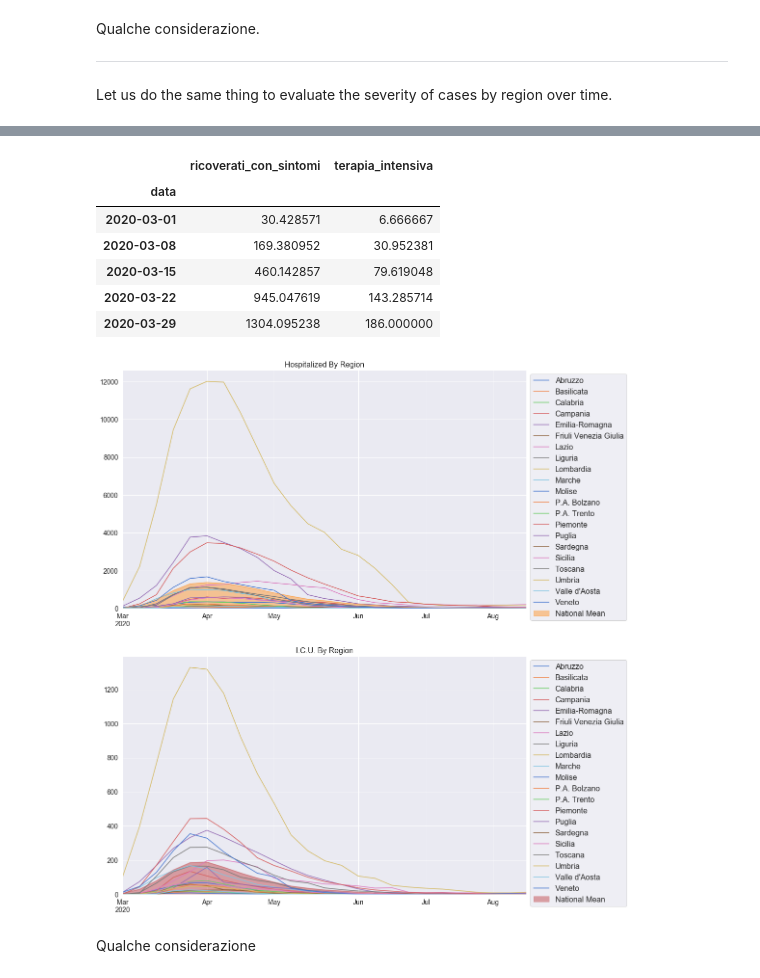
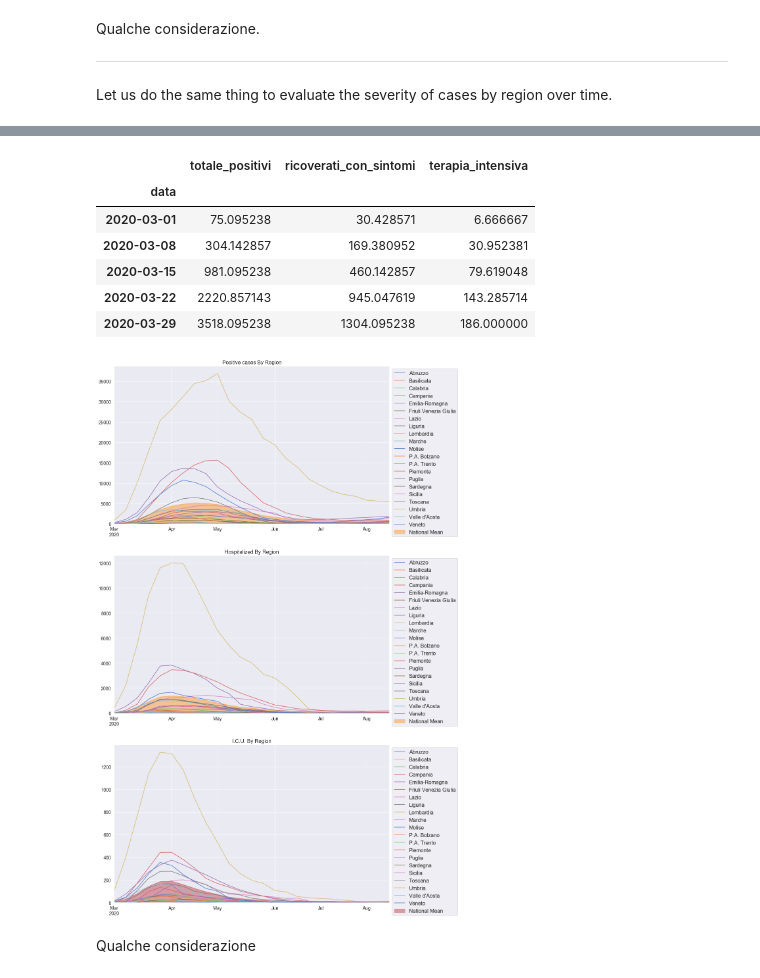
Before and after one commit to JacopoBartoli/agm_algorithms, a Jupyter notebook: Bartoli-Ravagli.ipynb, the cells around one changed output, grey strips where cells are left out. Cells and saved outputs as stored; diff of their text form; code cells hidden in the pictures.

```diff
--- a/Bartoli-Ravagli.ipynb
+++ b/Bartoli-Ravagli.ipynb
@@ -543,6 +543,6 @@ Qualche considerazione.
 
 Let us do the same thing to evaluate the severity of cases by region over time.
 # %%
-df_severity_by_reg = df_reg[["ricoverati_con_sintomi", "terapia_intensiva"]].unstack().asfreq("W")
+df_severity_by_reg = df_reg[["totale_positivi", "ricoverati_con_sintomi", "terapia_intensiva"]].unstack().asfreq("W")
 df_severity_by_reg.head()
 # %% [output]
@@ -558,40 +558,51 @@ df_severity_by_reg.head()
 # %%
-df_national_mean = df_reg[["ricoverati_con_sintomi", "terapia_intensiva"]].mean(level="data").asfreq("W")
+df_national_mean = df_reg[["totale_positivi", "ricoverati_con_sintomi", "terapia_intensiva"]].mean(level="data").asfreq("W")
 df_national_mean.head()
 # %% [output]
-|  | ricoverati_con_sintomi | terapia_intensiva |
-| data |  |  |
-| 2020-03-01 | 30.428571 | 6.666667 |
-| 2020-03-08 | 169.380952 | 30.952381 |
-| 2020-03-15 | 460.142857 | 79.619048 |
-| 2020-03-22 | 945.047619 | 143.285714 |
-| 2020-03-29 | 1304.095238 | 186.000000 |
+|  | totale_positivi | ricoverati_con_sintomi | terapia_intensiva |
+| data |  |  |  |
+| 2020-03-01 | 75.095238 | 30.428571 | 6.666667 |
+| 2020-03-08 | 304.142857 | 169.380952 | 30.952381 |
+| 2020-03-15 | 981.095238 | 460.142857 | 79.619048 |
+| 2020-03-22 | 2220.857143 | 945.047619 | 143.285714 |
+| 2020-03-29 | 3518.095238 | 1304.095238 | 186.000000 |
 # %%
-fig, axes = plt.subplots(2, 1, figsize=(15,20))
+fig, axes = plt.subplots(3, 1, figsize=(15,30))
 
-# Plot hospitalized trend
-ax = df_severity_by_reg["ricoverati_con_sintomi"].plot(title="Hospitalized By Region", ax=axes[0],
+# Plot currently positive cases
+ax = df_severity_by_reg["totale_positivi"].plot(title="Positive Cases By Region", ax=axes[0],
                            color=sns.color_palette("muted", len(df_inf_by_region.index)), fontsize=14)
 ax.set_xlabel(None)
 ax.title.set_size(16)
 
-ax = df_national_mean["ricoverati_con_sintomi"].plot.area(ax=axes[0], color="#ff9933", alpha=0.5)
+ax = df_national_mean["totale_positivi"].plot.area(ax=axes[0], color="#ff9933", alpha=0.5)
+ax.set_xlabel(None)
+ax.legend(fontsize=16,loc='upper left', bbox_to_anchor=(1.0, 1.0));
+ax.get_legend().texts[-1].set_text("National Mean")
+
+# Plot hospitalized trend
+ax = df_severity_by_reg["ricoverati_con_sintomi"].plot(title="Hospitalized By Region", ax=axes[1],
+                           color=sns.color_palette("muted", len(df_inf_by_region.index)), fontsize=14)
+ax.set_xlabel(None)
+ax.title.set_size(16)
+
+ax = df_national_mean["ricoverati_con_sintomi"].plot.area(ax=axes[1], color="#ff9933", alpha=0.5)
 ax.set_xlabel(None)
 ax.legend(fontsize=16,loc='upper left', bbox_to_anchor=(1.0, 1.0));
 ax.get_legend().texts[-1].set_text("National Mean")
 
 # Plot ICU trend
-ax = df_severity_by_reg["terapia_intensiva"].plot(title="I.C.U. By Region", ax=axes[1],
+ax = df_severity_by_reg["terapia_intensiva"].plot(title="I.C.U. By Region", ax=axes[2],
                            color=sns.color_palette("muted", len(df_inf_by_region.index)), fontsize=14)
 ax.set_xlabel(None)
 ax.title.set_size(16)
 
-ax = df_national_mean["terapia_intensiva"].plot.area(ax=axes[1], color="r", alpha=0.5)
+ax = df_national_mean["terapia_intensiva"].plot.area(ax=axes[2], color="r", alpha=0.5)
 ax.set_xlabel(None)
 ax.legend(fontsize=16,loc='upper left', bbox_to_anchor=(1.0, 1.0));
 ax.get_legend().texts[-1].set_text("National Mean")
 # %% [output]
-[figure, old version]
+[figure, new version]
 # %% [markdown]
 Qualche considerazione
 # %% [markdown]
```
Also changed, not shown: parts of 18 cells of this notebook.
